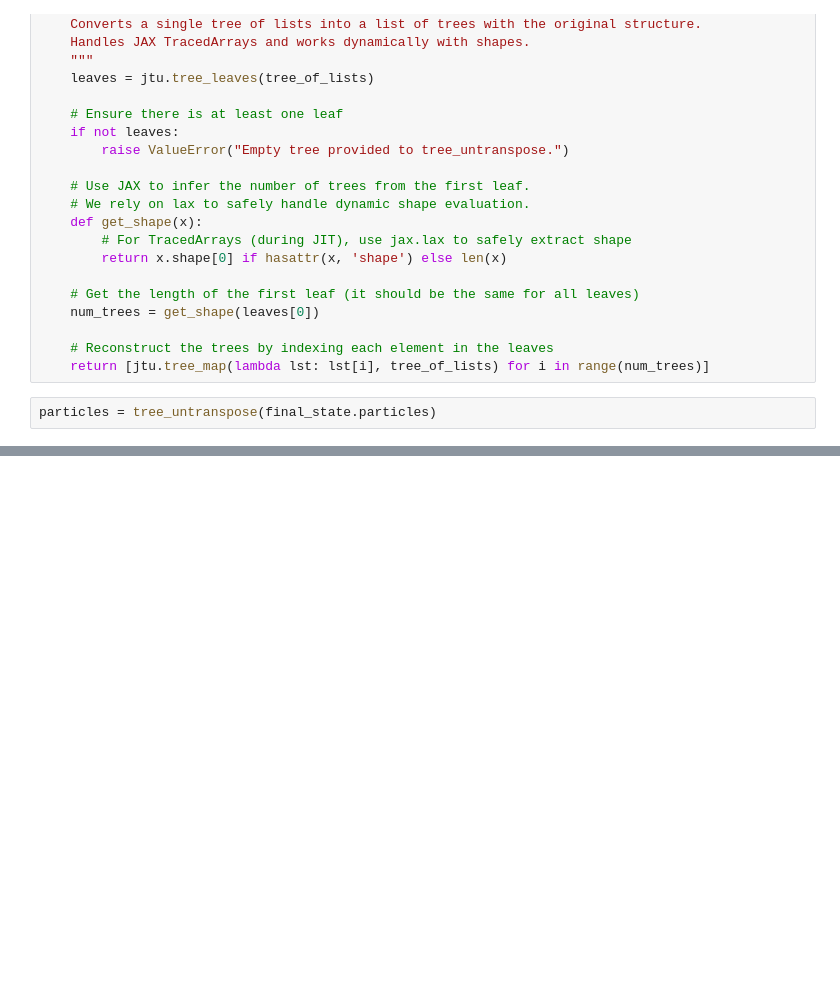
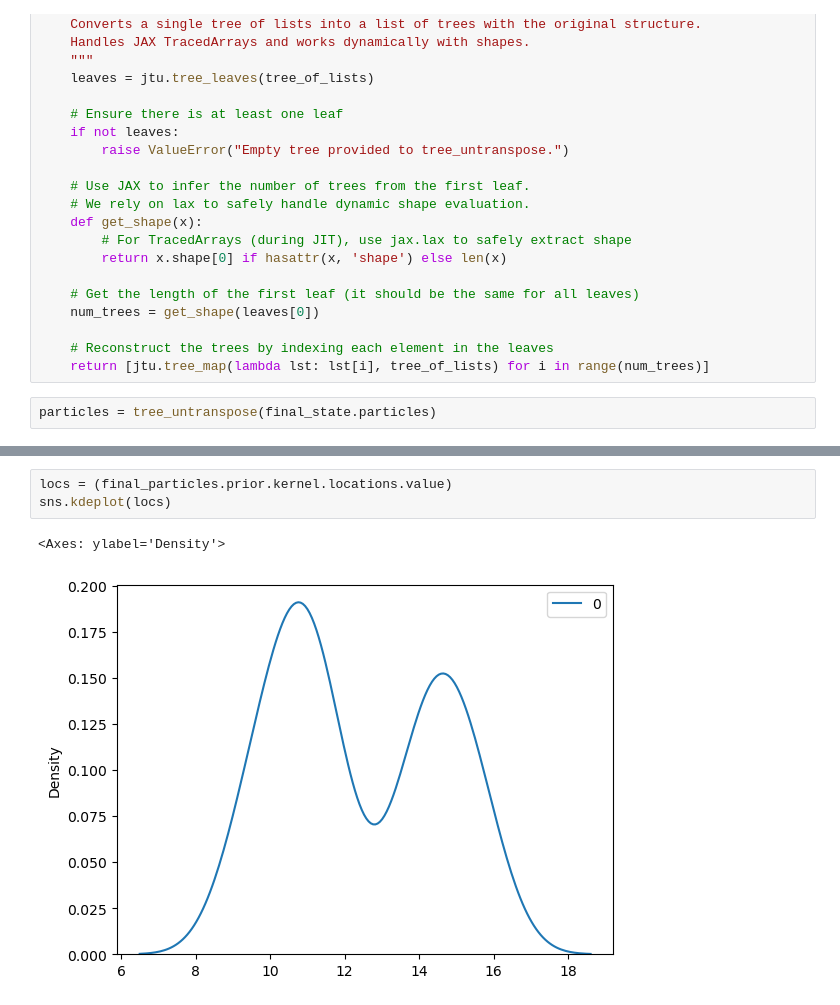
Before and after one commit to JVerbeek/jax-changepoints, a Jupyter notebook: demo.ipynb, the cells around one changed output, grey strips where cells are left out. Cells and saved outputs as stored; diff of their text form; blank space fills up the shorter version.

```diff
--- a/demo.ipynb
+++ b/demo.ipynb
@@ -183,0 +167,6 @@ plt.show()
+# %%
+locs = (final_particles.prior.kernel.locations.value)
+sns.kdeplot(locs)
+# %% [output]
+<Axes: ylabel='Density'>
+[figure, added]
```
Also changed, not shown: parts of 7 cells of this notebook, 5 other files.
